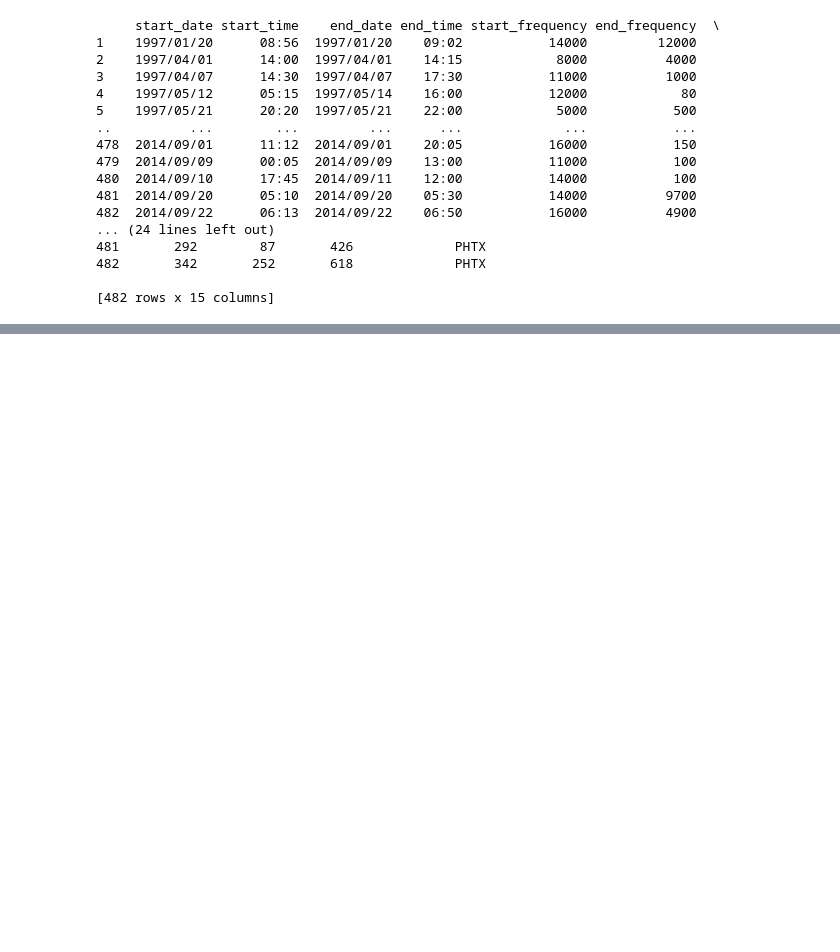
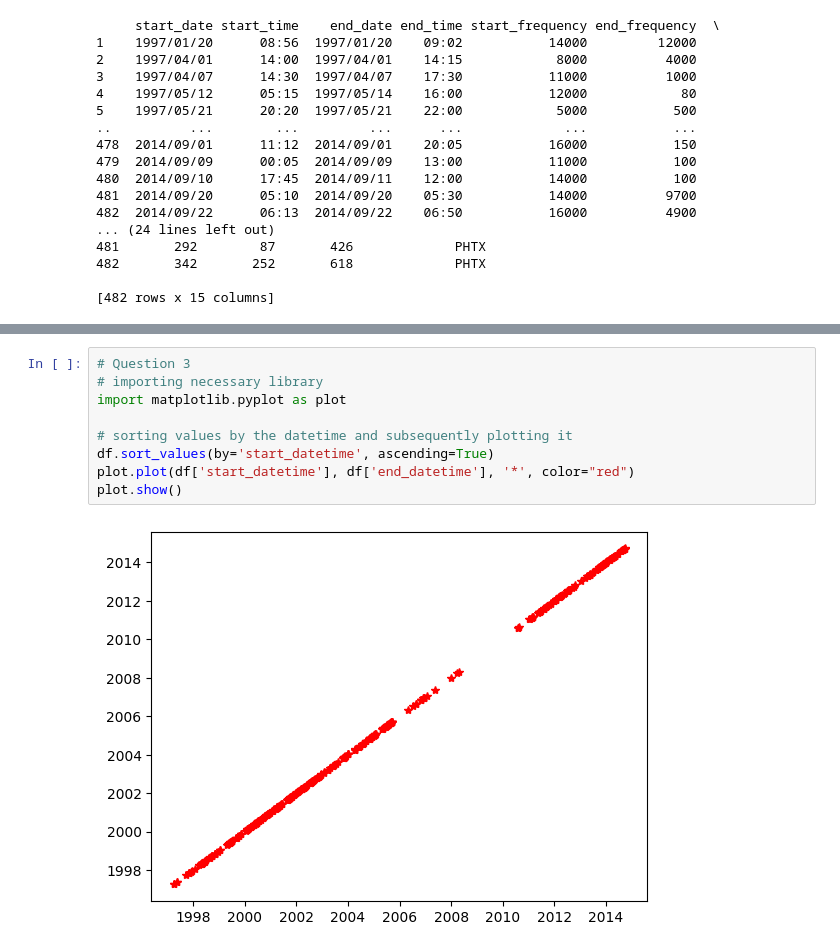
Before and after one commit to JAquaye/cmsc320, a Jupyter notebook: project1/project1.ipynb, the cells around one changed output, grey strips where cells are left out. Cells and saved outputs as stored; diff of their text form; blank space fills up the shorter version.

```diff
--- a/project1/project1.ipynb
+++ b/project1/project1.ipynb
@@ -273,0 +299,11 @@ print(table_str)
+# %%
+# Question 3
+# importing necessary library
+import matplotlib.pyplot as plot
+
+# sorting values by the datetime and subsequently plotting it
+df.sort_values(by='start_datetime', ascending=True)
+plot.plot(df['start_datetime'], df['end_datetime'], '*', color="red")
+plot.show()
+# %% [output]
+[figure, added]
```
Also changed, not shown: parts of 3 cells of this notebook.
